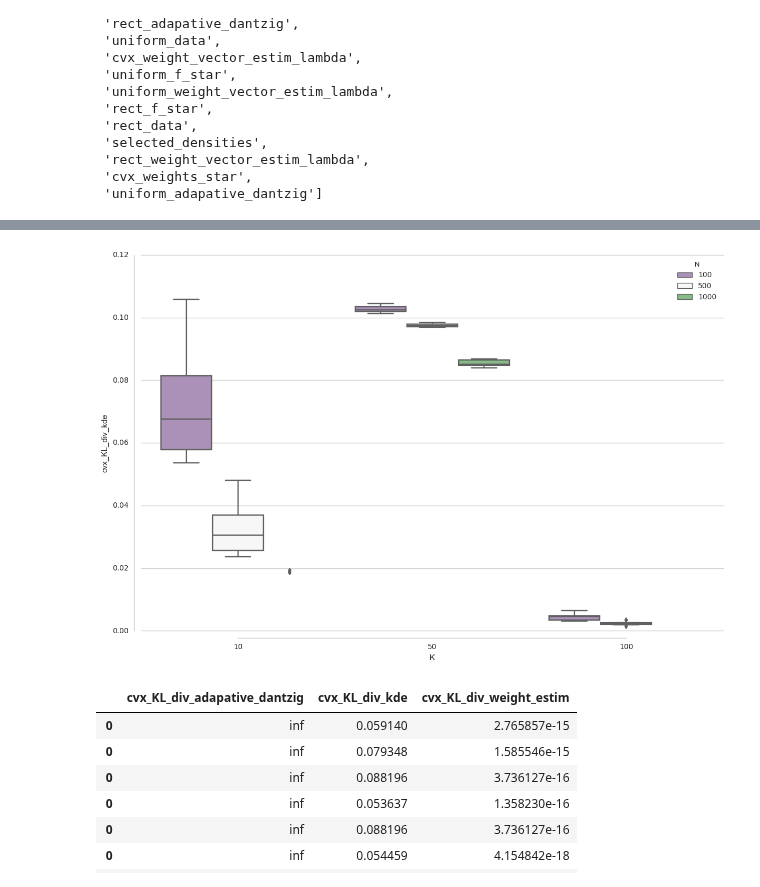
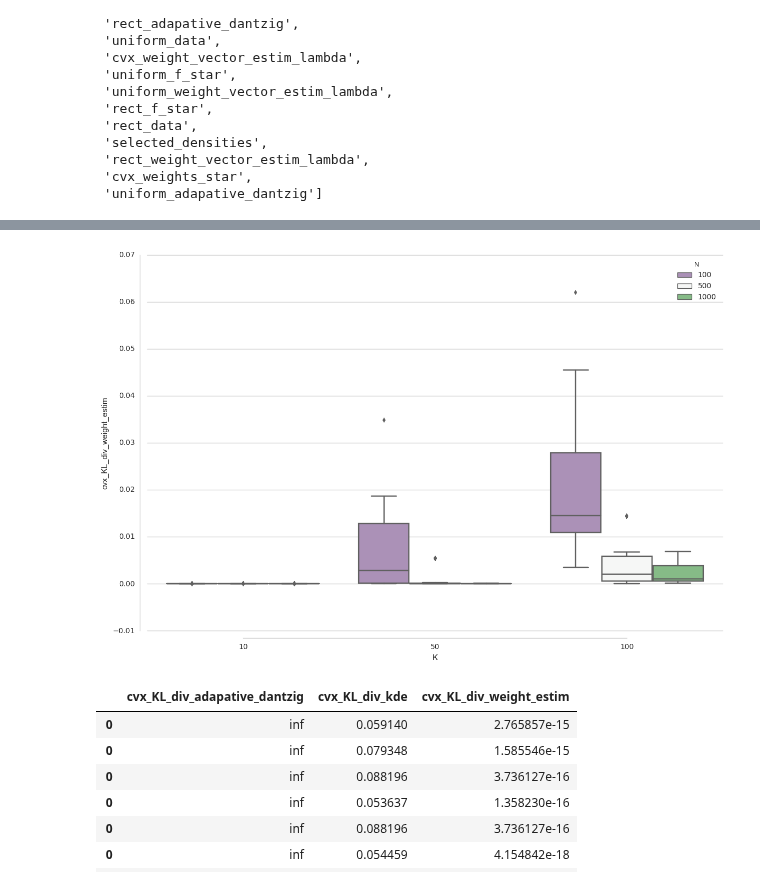
Before and after one commit to mehdisebbar/kl-aggregation, a Jupyter notebook: results_simus_aggreg/results extract.ipynb, the cells around one changed output, grey strips where cells are left out. Cells and saved outputs as stored; diff of their text form; code cells hidden in the pictures.

```diff
--- a/results_simus_aggreg/results extract.ipynb
+++ b/results_simus_aggreg/results extract.ipynb
@@ -44,3 +51,9 @@ def plot_result(r):
+# %%
+def cvx_lambda_f_star(K, selected_densities):
+    lambda_ = np.zeros(K)
+    for i in selected_densities:
+        lambda_[i]= 1./len(selected_densities)
+    return lambda_
 # %%
 from pythonABC.hselect import hsj
 from scipy.stats import gaussian_kde
@@ -89,8 +102,8 @@ def dataframe_gen(temp_res, type_f_star):
             type_f_star+"_L2_norm_kde":[],
             }
     if type_f_star == "cvx":
-        data["cvx_L2_lambda_weight_estim"] = [res["cvx_L2_lambda_weight_estim"]]
-        data["cvx_L2_lambda_adapative_dantzig"] = [res["cvx_L2_lambda_adapative_dantzig"]]
+        data["cvx_L2_lambda_weight_estim"] = [temp_res["cvx_L2_lambda_weight_estim"]]
+        data["cvx_L2_lambda_adapative_dantzig"] = [temp_res["cvx_L2_lambda_adapative_dantzig"]]
 
     data[type_f_star+"_KL_div_weight_estim"].append(temp_res[type_f_star+"_KL_div_weight_estim"])
     data[type_f_star+"_KL_div_adapative_dantzig"].append(temp_res[type_f_star+"_KL_div_adapative_dantzig"])
@@ -242,18 +230,18 @@ import seaborn as sns
 # %%
 import seaborn as sns
 sns.set_style("whitegrid")
 sns.factorplot(kind='box',        # Boxplot
-               y="cvx_KL_div_kde",       # Y-axis - values for boxplot
+               y="cvx_KL_div_weight_estim",       # Y-axis - values for boxplot
                x="K",        # X-axis - first factor
                hue="N",         # Second factor denoted by color
                data=df_results,        # Dataframe
                size=8,            # Figure size (x100px)
                aspect=1.5,        # Width = size * aspect
                legend_out=False,
               palette="PRGn")
 sns.despine(offset=10, trim=True)  # Make legend inside the plot
 # %% [output]
-[figure, old version]
+[figure, new version]
 # %%
 df_results[["cvx_KL_div_adapative_dantzig", "cvx_KL_div_kde", "cvx_KL_div_weight_estim"]]
 # %% [output]
```
Also changed, not shown: parts of 17 cells of this notebook, 6 other files.
